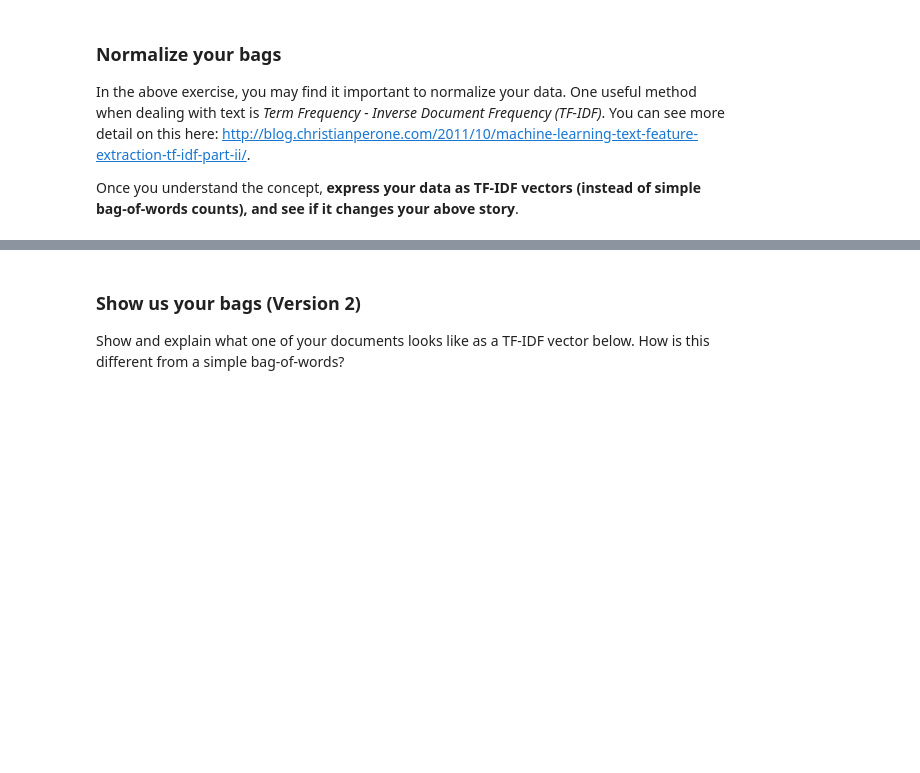
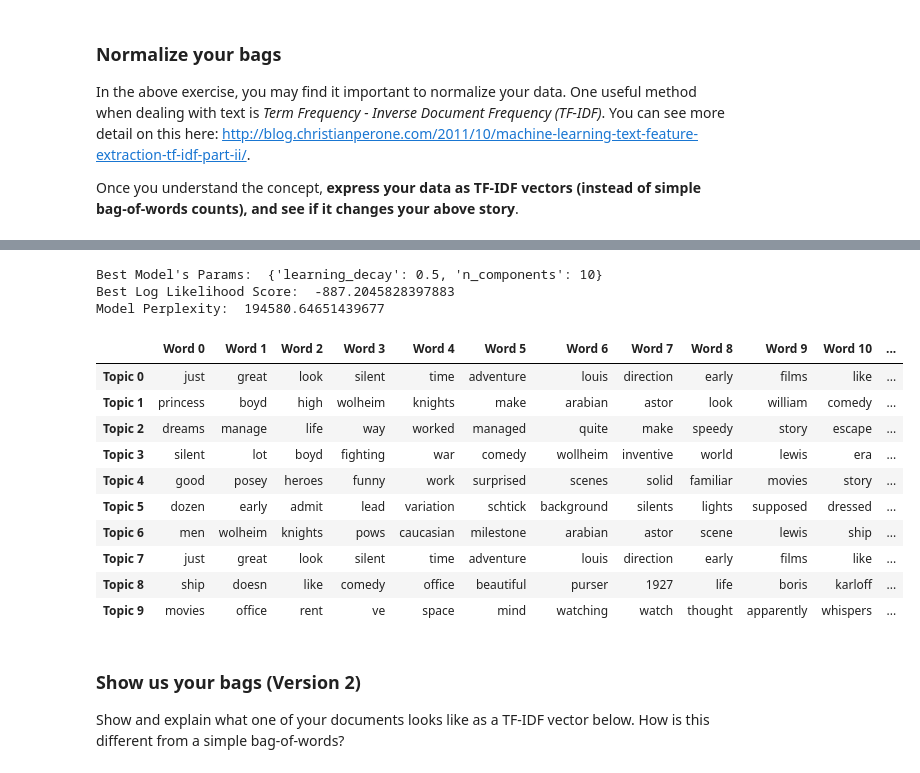
Before and after one commit to hanifa2102/AIAP_Week5, a Jupyter notebook: Week5_NLP_student.ipynb, the cells around one changed output, grey strips where cells are left out. Drawn from its saved outputs; the diff is of its cells as text; code cells hidden in the pictures; blank space fills up the shorter version.

```diff
--- a/Week5_NLP_student.ipynb
+++ b/Week5_NLP_student.ipynb
@@ -194,3 +320,40 @@ doHierarchialClustering(dtm_tfid,'euclidean',threshold=0.8)
+# %%
+model = GridSearchLDA(dtm_tfid)
+# Best Model
+best_lda_model = model.best_estimator_
+
+# Model Parameters
+print("Best Model's Params: ", model.best_params_)
+
+# Log Likelihood Score
+print("Best Log Likelihood Score: ", model.best_score_)
+
+# Perplexity
+print("Model Perplexity: ", best_lda_model.perplexity(dtm_tfid))
+# %% [output]
+Best Model's Params:  {'learning_decay': 0.5, 'n_components': 10}
+Best Log Likelihood Score:  -887.2045828397883
+Model Perplexity:  194580.64651439677
+# %%
+topic_keywords = show_topics(vectorizer=vectorizer, lda_model=best_lda_model, n_words=15)
+
+# Topic - Keywords Dataframe
+df_topic_keywords = pd.DataFrame(topic_keywords)
+df_topic_keywords.columns = ['Word '+str(i) for i in range(df_topic_keywords.shape[1])]
+df_topic_keywords.index = ['Topic '+str(i) for i in range(df_topic_keywords.shape[0])]
+df_topic_keywords
+# %% [output]
+|  | Word 0 | Word 1 | Word 2 | Word 3 | Word 4 | Word 5 | Word 6 | Word 7 | Word 8 | Word 9 | Word 10 | ... |
+| Topic 0 | just | great | look | silent | time | adventure | louis | direction | early | films | like | ... |
+| Topic 1 | princess | boyd | high | wolheim | knights | make | arabian | astor | look | william | comedy | ... |
+| Topic 2 | dreams | manage | life | way | worked | managed | quite | make | speedy | story | escape | ... |
+| Topic 3 | silent | lot | boyd | fighting | war | comedy | wollheim | inventive | world | lewis | era | ... |
+| Topic 4 | good | posey | heroes | funny | work | surprised | scenes | solid | familiar | movies | story | ... |
+| Topic 5 | dozen | early | admit | lead | variation | schtick | background | silents | lights | supposed | dressed | ... |
+| Topic 6 | men | wolheim | knights | pows | caucasian | milestone | arabian | astor | scene | lewis | ship | ... |
+| Topic 7 | just | great | look | silent | time | adventure | louis | direction | early | films | like | ... |
+| Topic 8 | ship | doesn | like | comedy | office | beautiful | purser | 1927 | life | boris | karloff | ... |
+| Topic 9 | movies | office | rent | ve | space | mind | watching | watch | thought | apparently | whispers | ... |
 # %% [markdown]
 ### Show us your bags (Version 2)
 
```
Also changed, not shown: parts of 30 cells of this notebook, 2 other files.
